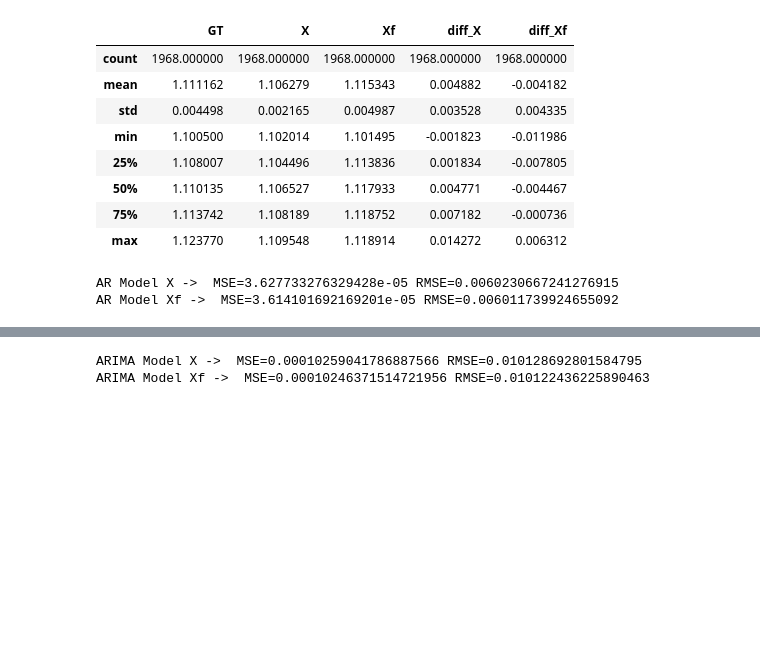
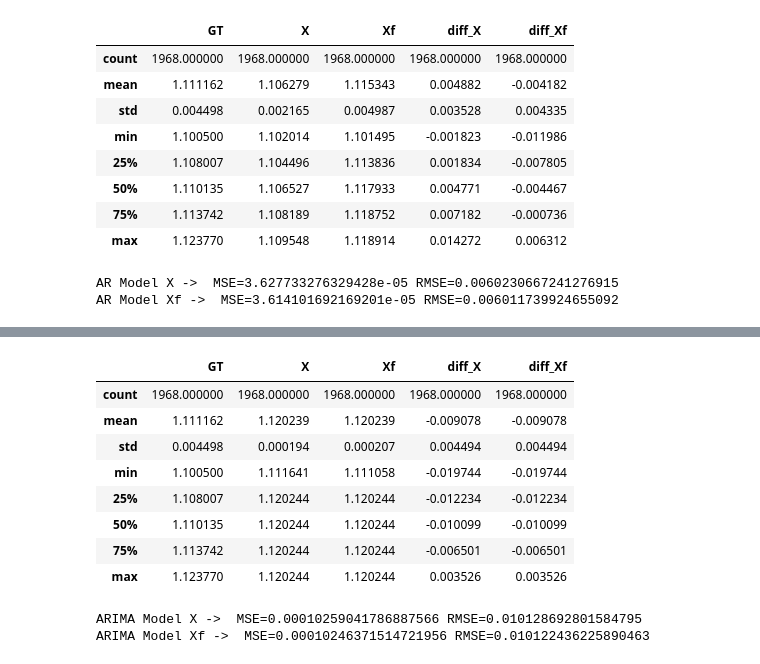
Before and after one commit to pabloestevezm/FP, a Jupyter notebook: modelling.ipynb, the cells around one changed output, grey strips where cells are left out. Drawn from its saved outputs; the diff is of its cells as text; code cells hidden in the pictures; blank space fills up the shorter version.

```diff
--- a/modelling.ipynb
+++ b/modelling.ipynb
@@ -287,4 +284,25 @@ Entrenando con los datos desde la serie Xf
 | 2019-12-31 20:30:00 | 1.120244 | 1.120244 |
 | 2019-12-31 20:45:00 | 1.120244 | 1.120244 |
 1968 rows × 2 columns
+# %%
+ARIMA_predictions = pd.DataFrame({
+    "GT":futuro.X,
+    "X":pred_ARIMA.X_prediction,
+    "Xf":pred_ARIMA.Xf_prediction,
+    "diff_X": futuro.X - pred_ARIMA.X_prediction,
+    "diff_Xf":futuro.X - pred_ARIMA.Xf_prediction
+},index=futuro.index)
+
+
+ARIMA_predictions.describe()
+# %% [output]
+|  | GT | X | Xf | diff_X | diff_Xf |
+| count | 1968.000000 | 1968.000000 | 1968.000000 | 1968.000000 | 1968.000000 |
+| mean | 1.111162 | 1.120239 | 1.120239 | -0.009078 | -0.009078 |
+| std | 0.004498 | 0.000194 | 0.000207 | 0.004494 | 0.004494 |
+| min | 1.100500 | 1.111641 | 1.111058 | -0.019744 | -0.019744 |
+| 25% | 1.108007 | 1.120244 | 1.120244 | -0.012234 | -0.012234 |
+| 50% | 1.110135 | 1.120244 | 1.120244 | -0.010099 | -0.010099 |
+| 75% | 1.113742 | 1.120244 | 1.120244 | -0.006501 | -0.006501 |
+| max | 1.123770 | 1.120244 | 1.120244 | 0.003526 | 0.003526 |
 # %%
```
Also changed, not shown: parts of 9 cells of this notebook, 3 other files.
